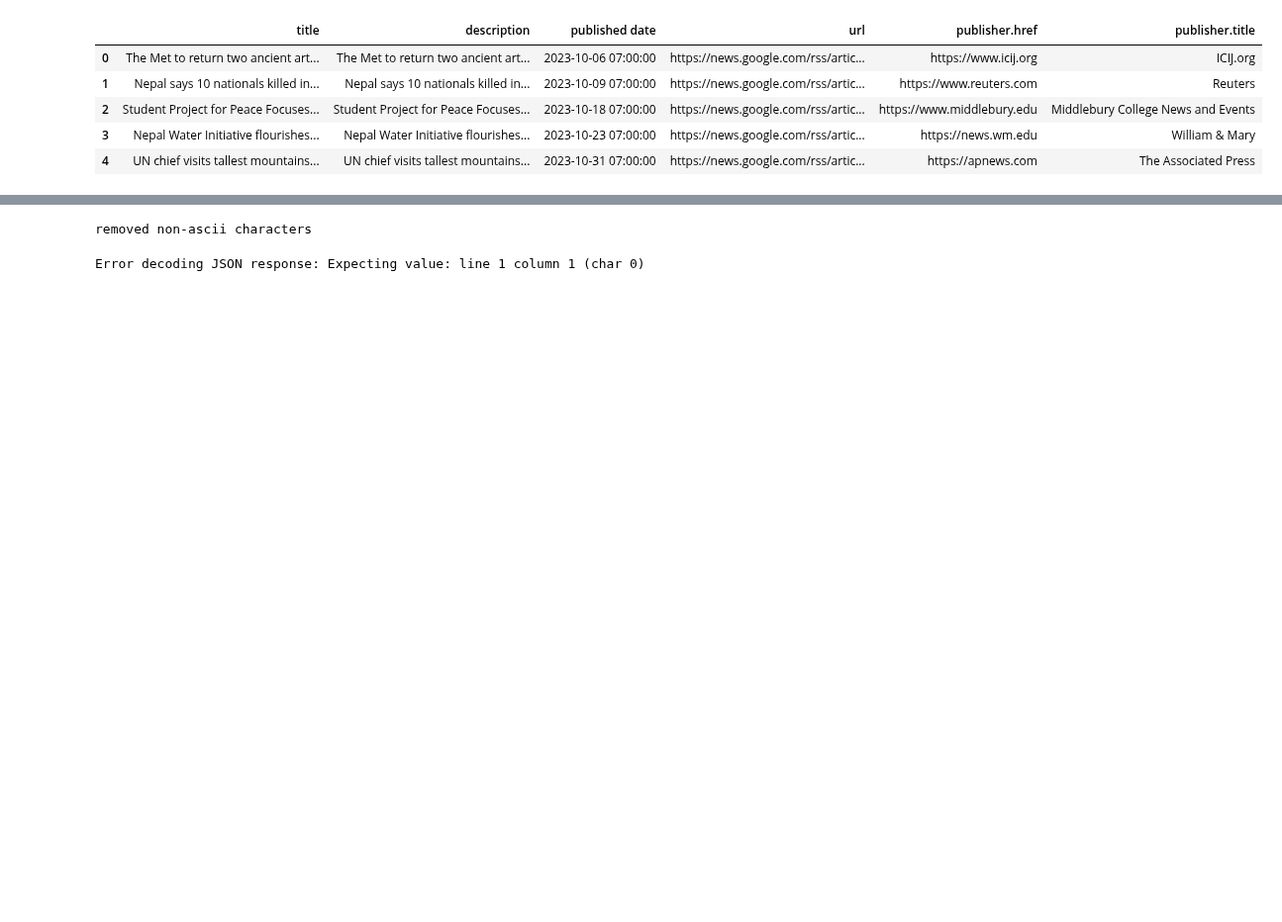
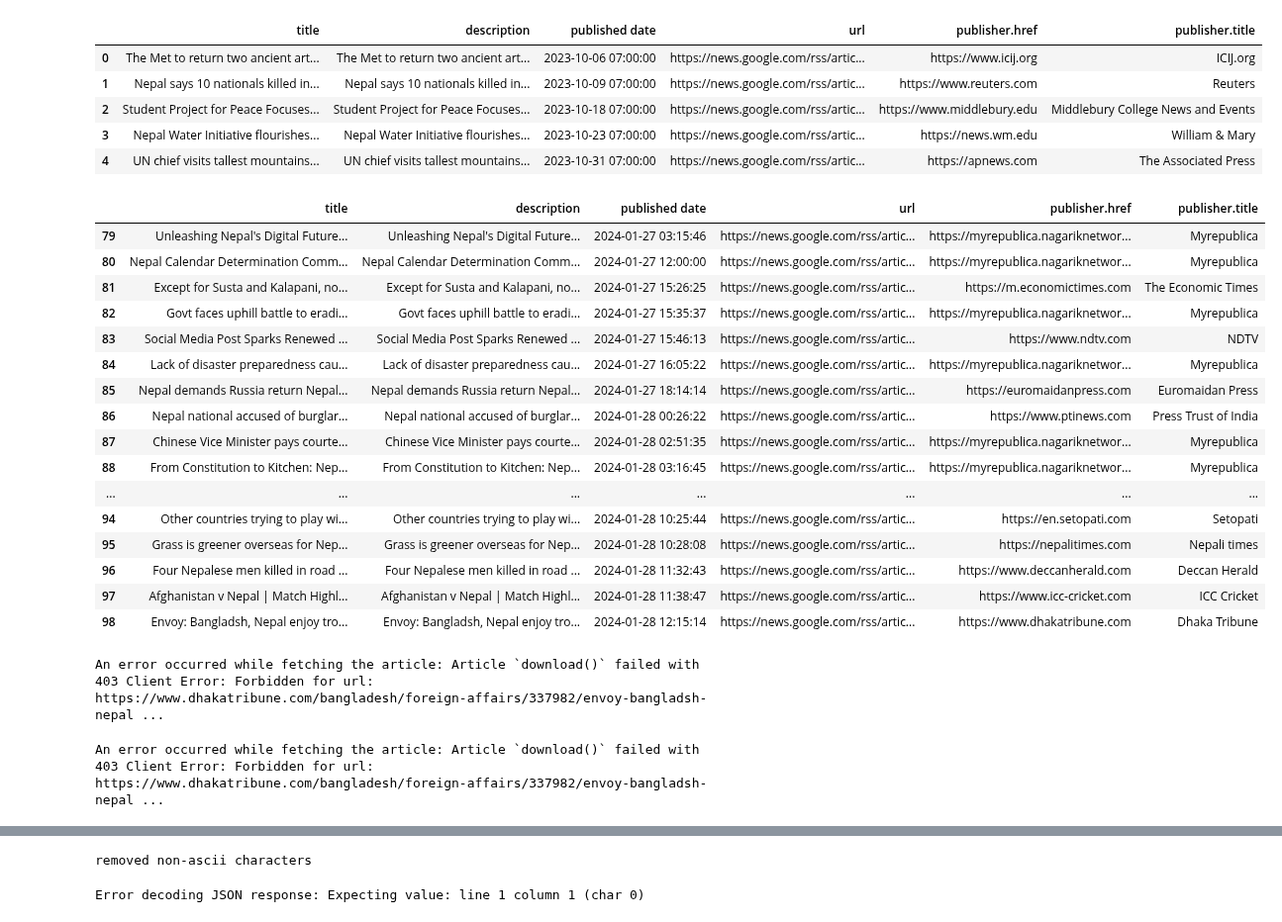
Before and after one commit to rockerritesh/maithili-news, a Jupyter notebook: main.ipynb, the cells around one changed output, grey strips where cells are left out. Shown at 99% size. Cells and saved outputs as stored; diff of their text form; code cells hidden in the pictures; blank space fills up the shorter version.

Commit message:
x-text-updated

```diff
--- a/main.ipynb
+++ b/main.ipynb
@@ -47,9 +47,35 @@ df.head()
 | 2 | Student Project for Peace Focuses... | Student Project for Peace Focuses... | 2023-10-18 07:00:00 | https://news.google.com/rss/artic... | https://www.middlebury.edu | Middlebury College News and Events |
 | 3 | Nepal Water Initiative flourishes... | Nepal Water Initiative flourishes... | 2023-10-23 07:00:00 | https://news.google.com/rss/artic... | https://news.wm.edu | William & Mary |
 | 4 | UN chief visits tallest mountains... | UN chief visits tallest mountains... | 2023-10-31 07:00:00 | https://news.google.com/rss/artic... | https://apnews.com | The Associated Press |
+# %%
+df.tail(20)
+# %% [output]
+|  | title | description | published date | url | publisher.href | publisher.title |
+| 79 | Unleashing Nepal's Digital Future... | Unleashing Nepal's Digital Future... | 2024-01-27 03:15:46 | https://news.google.com/rss/artic... | https://myrepublica.nagariknetwor... | Myrepublica |
+| 80 | Nepal Calendar Determination Comm... | Nepal Calendar Determination Comm... | 2024-01-27 12:00:00 | https://news.google.com/rss/artic... | https://myrepublica.nagariknetwor... | Myrepublica |
+| 81 | Except for Susta and Kalapani, no... | Except for Susta and Kalapani, no... | 2024-01-27 15:26:25 | https://news.google.com/rss/artic... | https://m.economictimes.com | The Economic Times |
+| 82 | Govt faces uphill battle to eradi... | Govt faces uphill battle to eradi... | 2024-01-27 15:35:37 | https://news.google.com/rss/artic... | https://myrepublica.nagariknetwor... | Myrepublica |
+| 83 | Social Media Post Sparks Renewed ... | Social Media Post Sparks Renewed ... | 2024-01-27 15:46:13 | https://news.google.com/rss/artic... | https://www.ndtv.com | NDTV |
+| 84 | Lack of disaster preparedness cau... | Lack of disaster preparedness cau... | 2024-01-27 16:05:22 | https://news.google.com/rss/artic... | https://myrepublica.nagariknetwor... | Myrepublica |
+| 85 | Nepal demands Russia return Nepal... | Nepal demands Russia return Nepal... | 2024-01-27 18:14:14 | https://news.google.com/rss/artic... | https://euromaidanpress.com | Euromaidan Press |
+| 86 | Nepal national accused of burglar... | Nepal national accused of burglar... | 2024-01-28 00:26:22 | https://news.google.com/rss/artic... | https://www.ptinews.com | Press Trust of India |
+| 87 | Chinese Vice Minister pays courte... | Chinese Vice Minister pays courte... | 2024-01-28 02:51:35 | https://news.google.com/rss/artic... | https://myrepublica.nagariknetwor... | Myrepublica |
+| 88 | From Constitution to Kitchen: Nep... | From Constitution to Kitchen: Nep... | 2024-01-28 03:16:45 | https://news.google.com/rss/artic... | https://myrepublica.nagariknetwor... | Myrepublica |
+| ... | ... | ... | ... | ... | ... | ... |
+| 94 | Other countries trying to play wi... | Other countries trying to play wi... | 2024-01-28 10:25:44 | https://news.google.com/rss/artic... | https://en.setopati.com | Setopati |
+| 95 | Grass is greener overseas for Nep... | Grass is greener overseas for Nep... | 2024-01-28 10:28:08 | https://news.google.com/rss/artic... | https://nepalitimes.com | Nepali times |
+| 96 | Four Nepalese men killed in road ... | Four Nepalese men killed in road ... | 2024-01-28 11:32:43 | https://news.google.com/rss/artic... | https://www.deccanherald.com | Deccan Herald |
+| 97 | Afghanistan v Nepal | Match Highl... | Afghanistan v Nepal | Match Highl... | 2024-01-28 11:38:47 | https://news.google.com/rss/artic... | https://www.icc-cricket.com | ICC Cricket |
+| 98 | Envoy: Bangladsh, Nepal enjoy tro... | Envoy: Bangladsh, Nepal enjoy tro... | 2024-01-28 12:15:14 | https://news.google.com/rss/artic... | https://www.dhakatribune.com | Dhaka Tribune |
+# %%
+google_news.get_full_article(df['url'][98])
+# %% [output]
+An error occurred while fetching the article: Article `download()` failed with 403 Client Error: Forbidden for url: https://www.dhakatribune.com/bangladesh/foreign-affairs/337982/envoy-bangladsh-nepal ...
 # %%
 max_length_of_news = 30
-df['full_article'] = df.tail(max_length_of_news)['url'].apply(google_news.get_full_article).apply(lambda x: x.text)
+df['full_article'] = df.tail(max_length_of_news)['url'].apply(google_news.get_full_article).apply(lambda x: x.text if x is not None else '')
+# %% [output]
+An error occurred while fetching the article: Article `download()` failed with 403 Client Error: Forbidden for url: https://www.dhakatribune.com/bangladesh/foreign-affairs/337982/envoy-bangladsh-nepal ...
 # %%
 df['images'] = df.tail(max_length_of_news)['url'].apply(google_news.get_full_article).apply(lambda x: x.images)
 # %%
```
Also changed, not shown: parts of 1 cell of this notebook, 3 other files.
